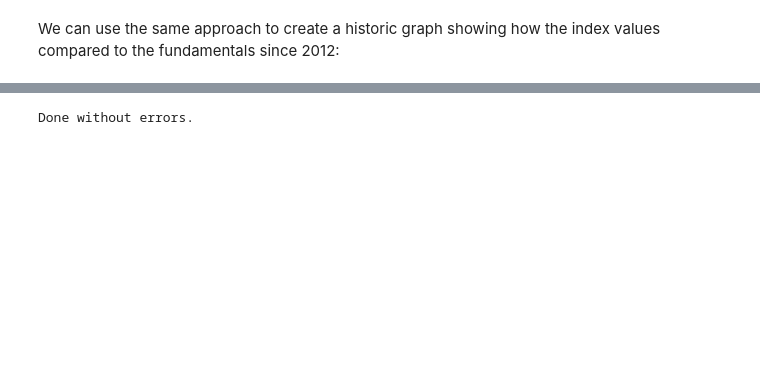
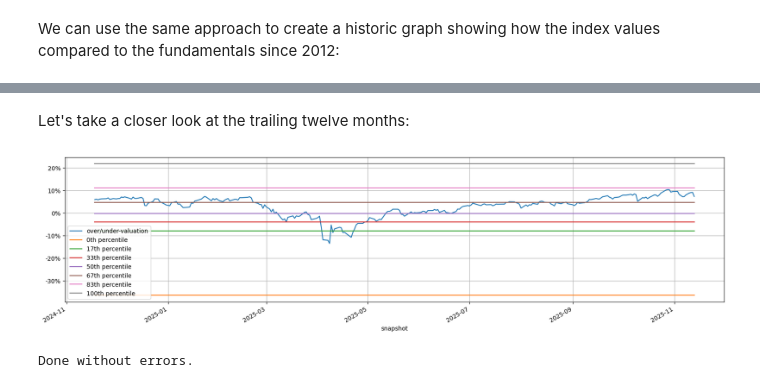
Before and after one commit to vladosht/fundamental-data, a Jupyter notebook: s-p-500-fundamental-data-model.ipynb, the cells around one changed output, grey strips where cells are left out. Drawn from its saved outputs; the diff is of its cells as text; code cells hidden in the pictures; blank space fills up the shorter version.

```diff
--- a/s-p-500-fundamental-data-model.ipynb
+++ b/s-p-500-fundamental-data-model.ipynb
@@ -305,3 +292,12 @@ plt.show()
+# %% [markdown]
+Let's take a closer look at the trailing twelve months:
+# %%
+last_year_today = (datetime.datetime.today()-datetime.timedelta(days=365))
+percentile_graph[percentile_graph.index>=last_year_today].plot(legend=True,figsize=(20,5),grid=True).legend(loc="lower left")
+plt.gca().yaxis.set_major_formatter(lambda y,pos:f"{y:.0%}")
+plt.show()
+# %% [output]
+[figure, added]
 # %%
 print('Done without errors.')
 # %% [output]
```
Also changed, not shown: parts of 17 cells of this notebook.
